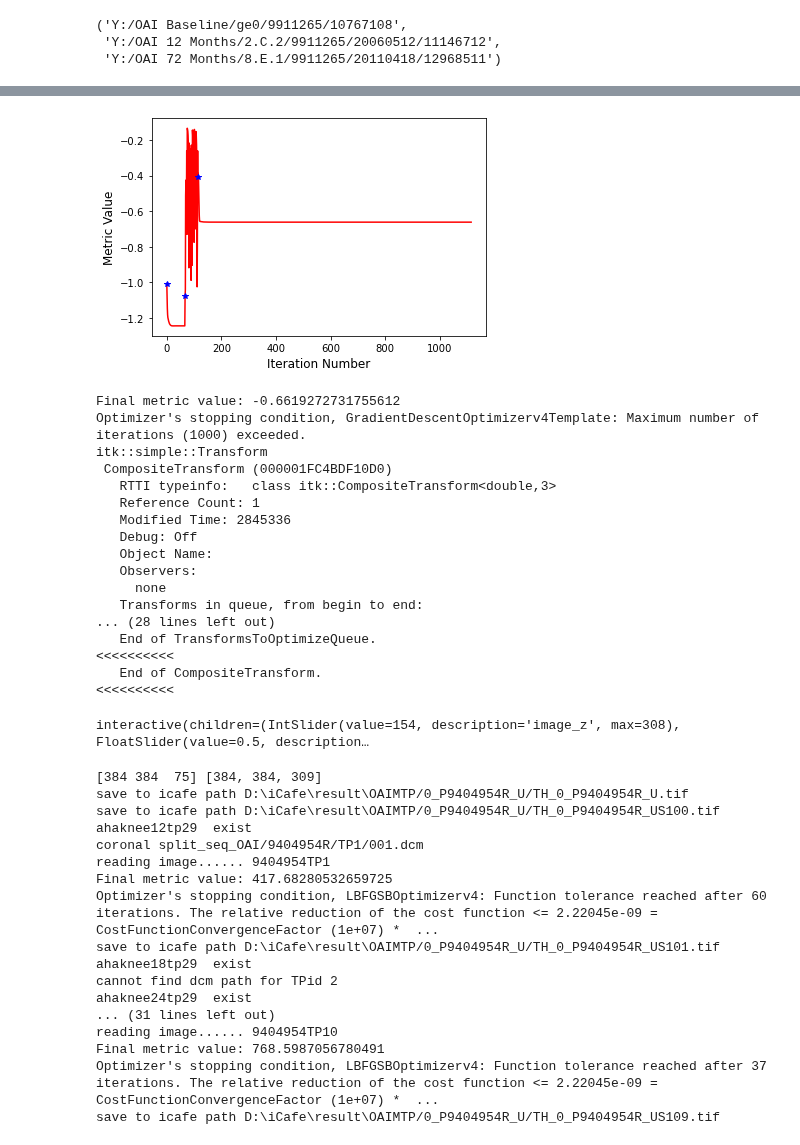
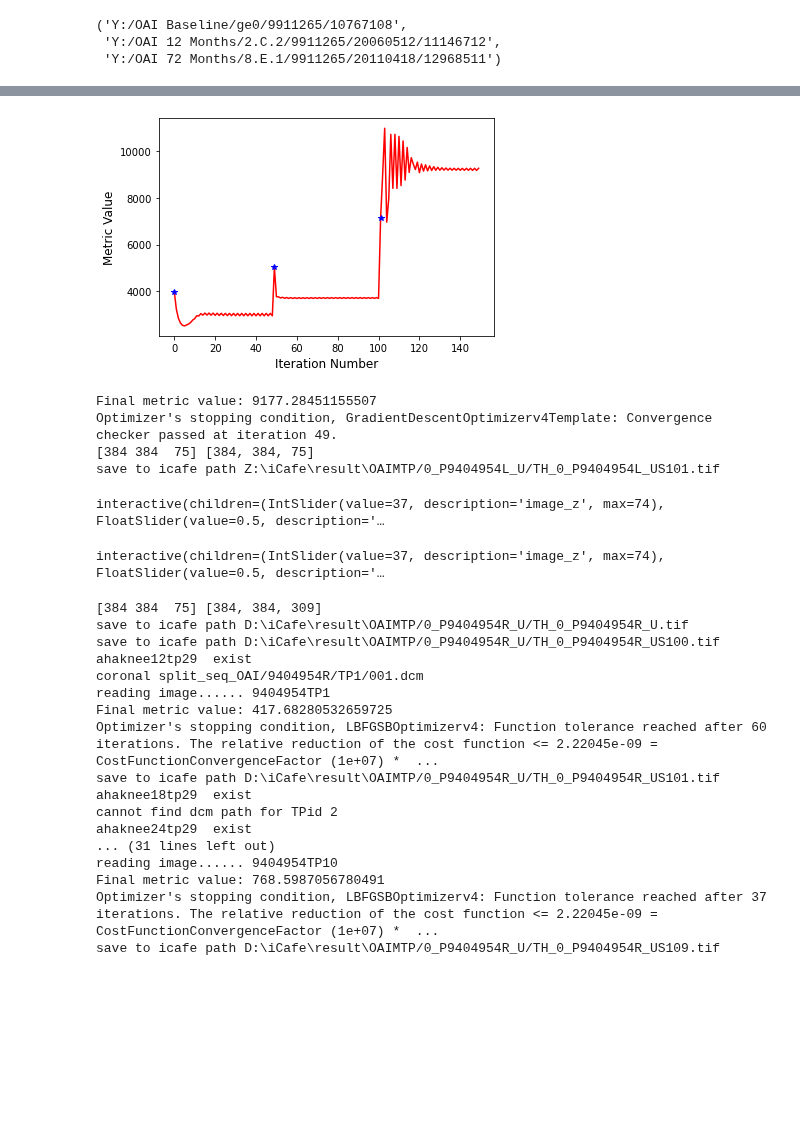
Before and after one commit to Liang-ZX/OAI-registration, a Jupyter notebook: reg_OAI.ipynb, the cells around one changed output, grey strips where cells are left out. Cells and saved outputs as stored; diff of their text form; code cells hidden in the pictures; blank space fills up the shorter version.

```diff
--- a/reg_OAI.ipynb
+++ b/reg_OAI.ipynb
@@ -455,5 +515,5 @@ copying Y:/OAI 96 Months/10.C.1/9404954/20121119/13579209/076.dcm Y:/OAI 96 Mont
 # %%
-def get_dicom_series(tp1_casepath)
+def get_dicom_series(tp1_casepath):
     TP1path = []
     flist = os.listdir(tp1_casepath)
     for f in flist:
@@ -465,6 +525,7 @@ def get_dicom_series(tp1_casepath)
             os.remove(dicomfilename)
         else:
             TP1path.append(dicomfilename)
+
     fixed_image = sitk.ReadImage(TP1path)
     resacleFilter = sitk.RescaleIntensityImageFilter()
     resacleFilter.SetOutputMaximum(255)
@@ -479,7 +540,7 @@ def do_registration(casei, regis_fun):
     regtp = casei['TP']
     if len(regtp) < 2:
         print(pi, 'not enough TPs')
-        continue
+        return
     tp1 = regtp[0]
     tp1_casepath = precasepath + 'TP0/'
     fixed_image = get_dicom_series(tp1_casepath)
@@ -490,13 +551,14 @@ def do_registration(casei, regis_fun):
         os.mkdir(icafesavepath)
 
     # isotropic resolution
+    img1 = fixed_image
     fixed_image = resample_image(fixed_image)
     sitk.WriteImage(sitk.Cast(fixed_image, sitk.sitkInt16), icafesavepath + 'TH_0_P' + pi + side + '_U.tif')
     print('save to icafe path', icafesavepath + 'TH_0_P' + pi + side + '_U.tif')
     sitk.WriteImage(sitk.Cast(fixed_image, sitk.sitkInt16), icafesavepath + 'TH_0_P'+  pi + side + '_US100.tif')
     print('save to icafe path', icafesavepath + 'TH_0_P' + pi + side + '_US100.tif')
 
-    for tp2 in regtp[1:]:
+    for tp2 in regtp[1:2]:
         #if tp2 != 1: continue
 
         tp2_casepath = getdcmpath(pi,tp2,side)
@@ -507,20 +569,23 @@ def do_registration(casei, regis_fun):
         tp2_casepath = precasepath + 'TP' + str(tp2) + '/'
         print("reading image......", pi + 'TP' + str(tp2))
         moving_image = get_dicom_series(tp2_casepath)
-        img1 = fixed_image
+        fixed_image = img1
         img2 = moving_image
         fixed_image = preprocess(fixed_image)
         moving_image = preprocess(moving_image)
 
         transform = regis_fun(fixed_image = fixed_image, moving_image = moving_image)
         exqimg = sitk.Resample(empty_preprocess(img2), empty_preprocess(img1), transform, sitk.sitkBSpline, 0.0, img2.GetPixelID())
+        tmp_img = exqimg
         if tp2==10:
             SEQ = 'S109'
         else:
             SEQ = 'S10'+str(tp2)
+        exqimg = resample_image(exqimg)
         sitk.WriteImage(sitk.Cast(exqimg, sitk.sitkInt16), icafesavepath + 'TH_0_P'+  pi + side + '_U' + SEQ + '.tif')
         print('save to icafe path', icafesavepath + 'TH_0_P' + pi + side + '_U' + SEQ + '.tif')
-    return empty_preprocess(img1), exqimg
+        break
+    return empty_preprocess(img1), empty_preprocess(tmp_img)
 # %%
 # rigid registration
 def rigid_registration(fixed_image, moving_image):
@@ -562,34 +627,26 @@ def rigid_registration(fixed_image, moving_image):
     print('Final metric value: {0}'.format(registration_method.GetMetricValue()))
     print('Optimizer\'s stopping condition, {0}'.format(registration_method.GetOptimizerStopConditionDescription()))
     return final_transform
-# %%
-for casei in caselist:
-    fixed_image, moving_image = do_registration(casei, rigid_registration)
-# %% [output]
-[figure, removed]
-Final metric value: -0.6619272731755612
-Optimizer's stopping condition, GradientDescentOptimizerv4Template: Maximum number of iterations (1000) exceeded.
-itk::simple::Transform
- CompositeTransform (000001FC4BDF10D0)
-   RTTI typeinfo:   class itk::CompositeTransform<double,3>
-   Reference Count: 1
-   Modified Time: 2845336
-   Debug: Off
-   Object Name:
-   Observers:
-     none
-   Transforms in queue, from begin to end:
-... (28 lines left out)
-   End of TransformsToOptimizeQueue.
-<<<<<<<<<<
-   End of CompositeTransform.
-<<<<<<<<<<
+# %%
+for casei in caselist:
+    ret = do_registration(casei, rigid_registration)
+    if ret is not None:
+        fixed_image, moving_resampled = ret
+        interact(display_images_with_alpha, image_z=(0,fixed_image.GetSize()[2] - 1), alpha=(0.0,1.0,0.05),
+                 fixed = fixed(fixed_image), moving=fixed(moving_resampled));
+        break
+# %% [output]
+[figure, added]
+Final metric value: 9177.28451155507
+Optimizer's stopping condition, GradientDescentOptimizerv4Template: Convergence checker passed at iteration 49.
+[384 384  75] [384, 384, 75]
+save to icafe path Z:\iCafe\result\OAIMTP/0_P9404954L_U/TH_0_P9404954L_US101.tif
+interactive(children=(IntSlider(value=37, description='image_z', max=74), FloatSlider(value=0.5, description='…
 # %%
-moving_resampled = sitk.Resample(moving_image, fixed_image, final_transform, sitk.sitkLinear, 0.0, moving_image.GetPixelID())
-
-interact(display_images_with_alpha, image_z=(0,fixed_image.GetSize()[2] - 1), alpha=(0.0,1.0,0.05), fixed = fixed(fixed_image), moving=fixed(moving_resampled));
+interact(display_images_with_alpha, image_z=(0,fixed_image.GetSize()[2] - 1), alpha=(0.0,1.0,0.05),
+                 fixed = fixed(fixed_image), moving=fixed(empty_preprocess(moving_resampled)));
 # %% [output]
-interactive(children=(IntSlider(value=154, description='image_z', max=308), FloatSlider(value=0.5, description…
+interactive(children=(IntSlider(value=37, description='image_z', max=74), FloatSlider(value=0.5, description='…
 # %%
 # FFD transform(Free Form Deformation)
 def bspline_intra_modal_registration(fixed_image, moving_image, fixed_image_mask=None, fixed_points=None, moving_points=None):
```
Also changed, not shown: parts of 3 cells of this notebook.
